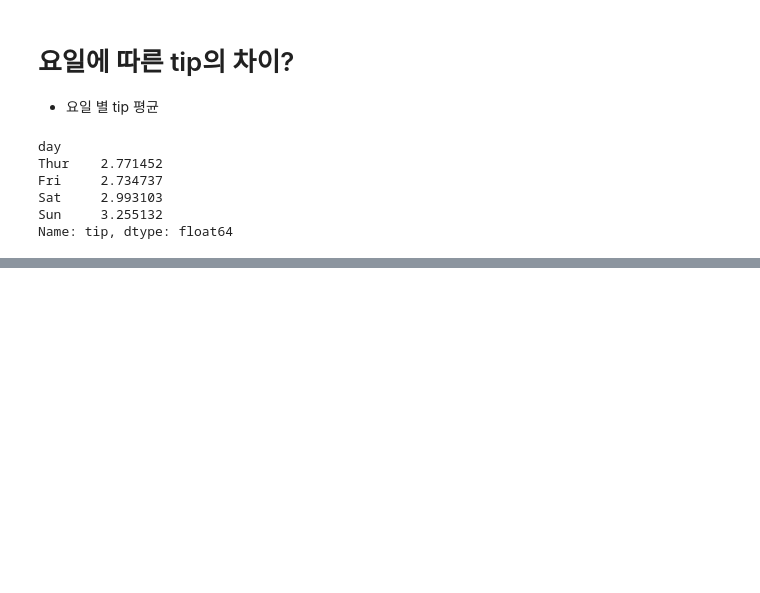
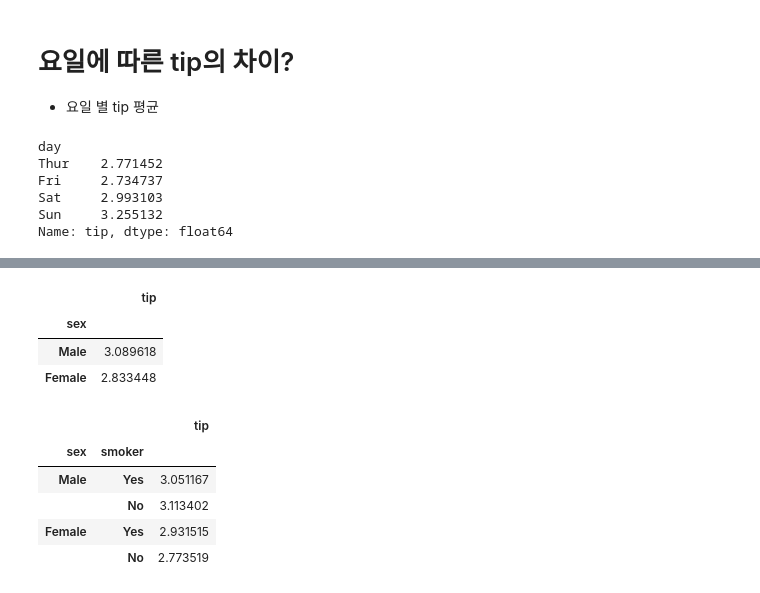
Before and after one commit to ToddWi/Python, a Jupyter notebook: py15_dataframe.ipynb, the cells around one changed output, grey strips where cells are left out. Saved outputs shown, nothing was run; the diff lists cells and outputs as text; code cells hidden in the pictures; blank space fills up the shorter version.

```diff
--- a/py15_dataframe.ipynb
+++ b/py15_dataframe.ipynb
@@ -138,0 +214,18 @@ Name: tip, dtype: float64
+# %%
+# 성별 팁의 평균
+tips.pivot_table(values='tip', index='sex') # aggfunc='mean'(기본값)
+# %% [output]
+|  | tip |
+| sex |  |
+| Male | 3.089618 |
+| Female | 2.833448 |
+# %%
+# 성별 흡연여부별 팁의 평균
+tips.pivot_table(values='tip', index=['sex', 'smoker'])
+# %% [output]
+|  |  | tip |
+| sex | smoker |  |
+| Male | Yes | 3.051167 |
+|  | No | 3.113402 |
+| Female | Yes | 2.931515 |
+|  | No | 2.773519 |
```
Also changed, not shown: parts of 15 cells of this notebook.
